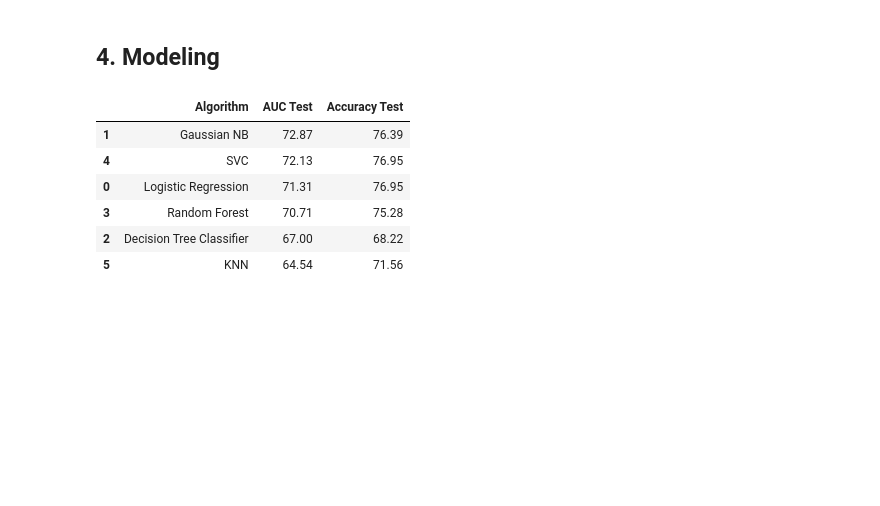
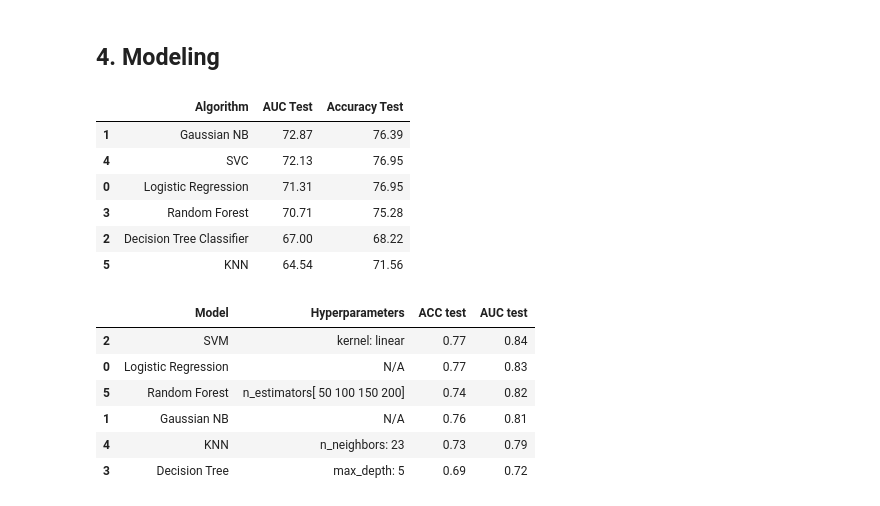
Before and after one commit to Taweilo/diabetes-prediction, a Jupyter notebook: Code_Diabetes_Prediction.ipynb, the cells around one changed output. Drawn from its saved outputs; the diff is of its cells as text; code cells hidden in the pictures; blank space fills up the shorter version.

```diff
--- a/Code_Diabetes_Prediction.ipynb
+++ b/Code_Diabetes_Prediction.ipynb
@@ -232,16 +232,18 @@ ACC = []
 models.append('Logistic Regression')
 hyperparameters.append('N/A')
 model = LogisticRegression().fit(X_train, y_train)
-y_pred = model.predict(X_test)
-AUC.append(round(roc_auc_score(y_test, y_pred), 2))
+y_pred=model.predict(X_test)
+y_proba_log = model.predict_proba(X_test)[:, 1]
+AUC.append(round(roc_auc_score(y_test, y_proba_log), 2))
 ACC.append(round(accuracy_score(y_test, y_pred), 3))
 
 # Gaussian model
 models.append('Gaussian NB')
 hyperparameters.append('N/A')
 model = GaussianNB().fit(X_train, y_train)
-y_pred = model.predict(X_test)
-AUC.append(round(roc_auc_score(y_test, y_pred), 2))
+y_pred= model.predict(X_test)
+y_proba_GNB = model.predict_proba(X_test)[:, 1]
+AUC.append(round(roc_auc_score(y_test, y_proba_GNB), 2))
 ACC.append(round(accuracy_score(y_test, y_pred), 2))
 
 # SVM model
@@ -249,11 +251,11 @@ models.append('SVM')
 svc_params = {
     'kernel': ['linear', 'rbf', 'poly', 'sigmoid']
 }
-svc_grid = GridSearchCV(SVC(), param_grid=svc_params, scoring='roc_auc', cv=5).fit(X_train, y_train)
-y_pred = svc_grid.predict(X_test)
-
+svc_grid = GridSearchCV(SVC(probability=True), param_grid=svc_params, scoring='roc_auc', cv=5).fit(X_train, y_train)
+y_pred=svc_grid.predict(X_test)
+y_proba_svm = svc_grid.predict_proba(X_test)[:, 1]
 hyperparameters.append('kernel: '+ svc_grid.best_params_['kernel'])
-AUC.append(round(roc_auc_score(y_test, y_pred), 2))
+AUC.append(round(roc_auc_score(y_test, y_proba_svm), 2))
 ACC.append(round(accuracy_score(y_test, y_pred), 2))
 
 # Decision Tree model
@@ -262,47 +264,54 @@ dt_params = {
     'max_depth': np.arange(0, 35, 5)
 }
 dt_grid = GridSearchCV(DecisionTreeClassifier(), param_grid=dt_params, scoring='roc_auc', cv=5).fit(X_train, y_train)
-y_pred = dt_grid.predict(X_test)
-
+y_pred=dt_grid.predict(X_test)
+y_proba_dt = dt_grid.predict_proba(X_test)[:, 1]
 hyperparameters.append('max_depth: '+ str(dt_grid.best_params_['max_depth']))
-AUC.append(round(roc_auc_score(y_test, y_pred), 2))
+AUC.append(round(roc_auc_score(y_test, y_proba_dt), 2))
 ACC.append(round(accuracy_score(y_test, y_pred), 2))
 
 # KNN with Hyperparameter Tuning (n_neighbors)
 models.append('KNN')
 knn_params = {
     'n_neighbors': np.arange(1, 31)
 }
 knn_grid = GridSearchCV(KNeighborsClassifier(), param_grid=knn_params, scoring='roc_auc', cv=5).fit(X_train, y_train)
-y_pred = knn_grid.predict(X_test)
-
+y_pred=knn_grid.predict(X_test)
+y_proba_knn = knn_grid.predict_proba(X_test)[:, 1]
 hyperparameters.append('n_neighbors: '+ str(knn_grid.best_params_['n_neighbors']))
-AUC.append(round(roc_auc_score(y_test, y_pred), 2))
+AUC.append(round(roc_auc_score(y_test, y_proba_knn), 2))
 ACC.append(round(accuracy_score(y_test, y_pred), 2))
 
 # Random Forest with Hyperparameter Tuning
 models.append('Random Forest')
 rf_params = {
     'n_estimators': np.arange(50, 250, 50),
     'max_depth': np.arange(0, 55, 5),
     'bootstrap': [True, False],
     'max_features': ['sqrt', 'log2', None],
     'min_samples_leaf': [1, 2, 4],
     'min_samples_split': [2, 5, 10],
 }
 rf_grid = GridSearchCV(RandomForestClassifier(), param_grid=rf_params, scoring='roc_auc', cv=5).fit(X_train, y_train)
-y_pred = rf_grid.predict(X_test)
-
+y_pred=rf_grid.predict(X_test)
+y_proba_rf = rf_grid.predict_proba(X_test)[:, 1]
 hyperparameters.append('n_estimators'+ str(rf_params['n_estimators']))
-AUC.append(round(roc_auc_score(y_test, y_pred), 2))
+AUC.append(round(roc_auc_score(y_test, y_proba_rf), 2))
 ACC.append(round(accuracy_score(y_test, y_pred), 2))
-
 
 df_summary = pd.DataFrame({
     'Model': models,
     'Hyperparameters': hyperparameters,
     'ACC test': ACC,
     'AUC test': AUC
 })
 # Print table
 display(df_summary.sort_values(by=['AUC test'], ascending=False))
+# %% [output]
+|  | Model | Hyperparameters | ACC test | AUC test |
+| 2 | SVM | kernel: linear | 0.77 | 0.84 |
+| 0 | Logistic Regression | N/A | 0.77 | 0.83 |
+| 5 | Random Forest | n_estimators[ 50 100 150 200] | 0.74 | 0.82 |
+| 1 | Gaussian NB | N/A | 0.76 | 0.81 |
+| 4 | KNN | n_neighbors: 23 | 0.73 | 0.79 |
+| 3 | Decision Tree | max_depth: 5 | 0.69 | 0.72 |
```
Also changed, not shown: parts of 8 cells of this notebook.
